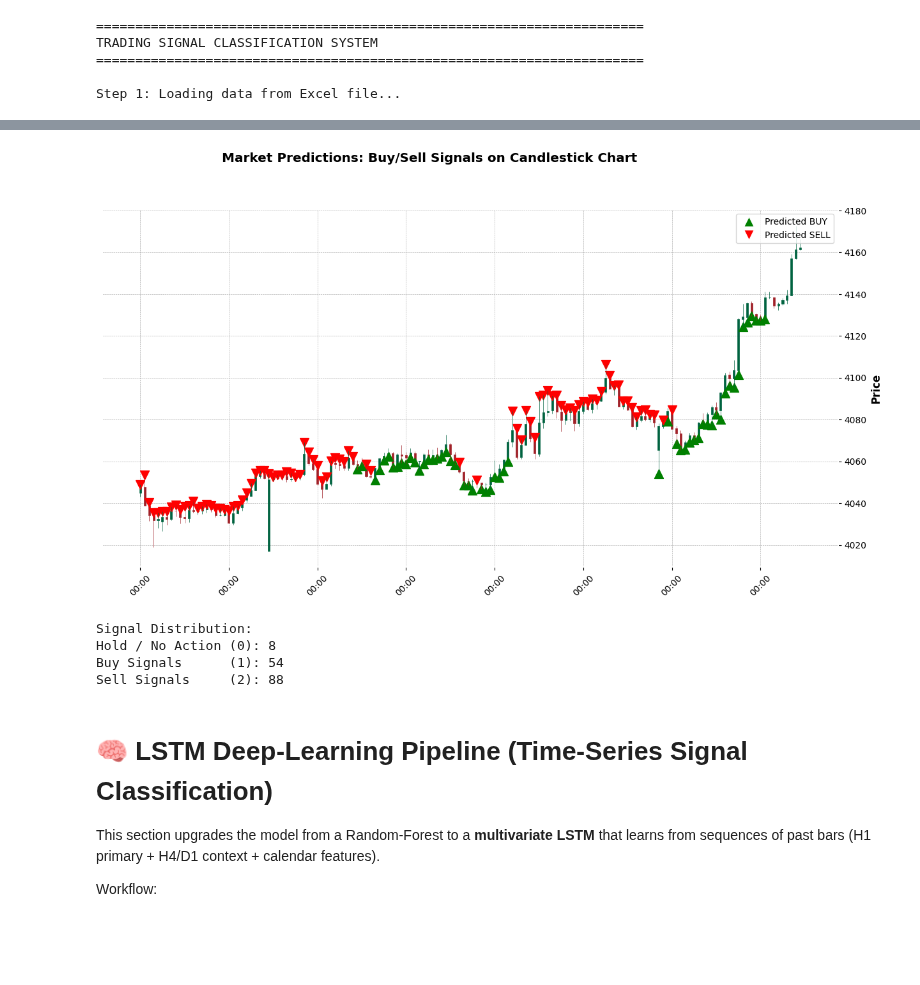
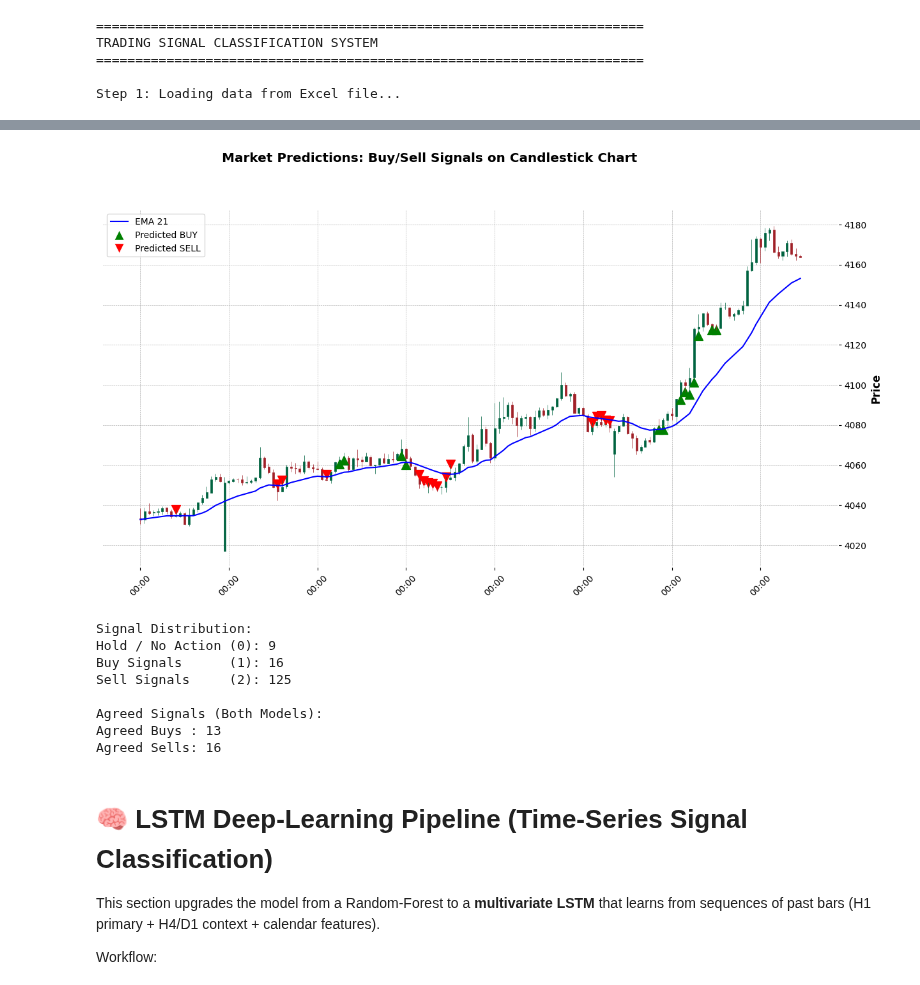
Before and after one commit to dbright123/Dbot-Advance1, a Jupyter notebook: market_prediction.ipynb, the cells around one changed output, grey strips where cells are left out. Drawn from its saved outputs; the diff is of its cells as text; code cells hidden in the pictures; blank space fills up the shorter version.

```diff
--- a/market_prediction.ipynb
+++ b/market_prediction.ipynb
@@ -337,11 +368,11 @@ import mplfinance as mpf
 import matplotlib.pyplot as plt
 from matplotlib.lines import Line2D
 
-def predict_and_plot_signals(model, df, feature_columns,
+def predict_and_plot_signals(model, model2, df, feature_columns,
                              ohlc_map=None,
                              chart_style='charles'):
     """
-    Predicts buy/sell signals and plots them on an OHLC candlestick chart.
+    Predicts buy/sell signals and plots them on an OHLC candlestick chart with an EMA 21.
 
     Parameters
     ----------
@@ -379,26 +410,33 @@ def predict_and_plot_signals(model, df, feature_columns,
     ohlc_df = data[[ohlc_map['Open'], ohlc_map['High'],
                     ohlc_map['Low'], ohlc_map['Close']]].copy()
     ohlc_df.columns = ['Open', 'High', 'Low', 'Close']
-    # Keep the (now datetime) index from data
+
+    # NEW: Calculate 21-period Exponential Moving Average on the Close price
+    ohlc_df['EMA_21'] = ohlc_df['Close'].ewm(span=21, adjust=False).mean()
 
     # --- 3. Make predictions ---
     X = data[feature_columns].values
     data['predicted_label'] = model.predict(X)
+    data['predicted_label2'] = model2.predict(X)
 
     # --- 4. Build marker Series with the SAME index as ohlc_df ---
     buy_marker = pd.Series(index=ohlc_df.index, dtype=float, name='buy')
     sell_marker = pd.Series(index=ohlc_df.index, dtype=float, name='sell')
 
-    buys = data[data['predicted_label'] == 1]
+    buys = data[(data['predicted_label'] == 1) & (data['predicted_label2'] == 1) & (data['open'] > ohlc_df['EMA_21'])  & (data['close'] > ohlc_df['EMA_21'])]
     if not buys.empty:
         buy_marker.loc[buys.index] = buys[ohlc_map['Low']]
 
-    sells = data[data['predicted_label'] == 2]
+    sells = data[(data['predicted_label'] == 2) & (data['predicted_label2'] == 2) & (data['open'] < ohlc_df['EMA_21'])  & (data['close'] < ohlc_df['EMA_21'])]
     if not sells.empty:
         sell_marker.loc[sells.index] = sells[ohlc_map['High']]
 
     # --- 5. Create addplots ---
     apds = []
+
+    # NEW: Add the EMA plot first so the candlesticks/markers render nicely around it
+    apds.append(mpf.make_addplot(ohlc_df['EMA_21'], type='line', color='blue', width=1.5))
+
     if not buys.empty:
         apds.append(mpf.make_addplot(buy_marker, type='scatter', marker='^',
                                      color='green', markersize=100))
@@ -418,8 +456,9 @@ def predict_and_plot_signals(model, df, feature_columns,
                            volume=False,
                            warn_too_much_data=len(data) + 50)
 
-    # --- 7. Legend (mplfinance doesn't auto-add for addplots) ---
+    # --- 7. Legend (Updated to include EMA 21) ---
     legend_elements = [
+        Line2D([0], [0], color='blue', lw=1.5, label='EMA 21'),
         Line2D([0], [0], marker='^', color='w', markerfacecolor='green',
                markersize=12, label='Predicted BUY'),
         Line2D([0], [0], marker='v', color='w', markerfacecolor='red',
@@ -434,11 +473,15 @@ def predict_and_plot_signals(model, df, feature_columns,
     print(f"Hold / No Action (0): {len(data[data['predicted_label'] == 0])}")
     print(f"Buy Signals      (1): {len(data[data['predicted_label'] == 1])}")
     print(f"Sell Signals     (2): {len(data[data['predicted_label'] == 2])}")
+
+    print("\nAgreed Signals (Both Models):")
+    print(f"Agreed Buys : {len(buys)}")
+    print(f"Agreed Sells: {len(sells)}")
 # %%
 
 # --- Example Usage ---
 # Ensure your 'df' has gone through engineer_features() first
 # features = ['open', 'high', 'low', 'volume', 'month', 'day', 'hour', 'minute', 'day_of_week']
 #ohlc_map = {'Open':'Open', 'High':'High', 'Low':'Low', 'Close':'Close'}
-predict_and_plot_signals(model, df_test[-150:], FEATURE_NAMES)
+predict_and_plot_signals(rf_model, et_model, df_test[-150:], FEATURE_NAMES)
 # %% [output]
@@ -445,8 +496,12 @@ predict_and_plot_signals(model, df_test[-150:], FEATURE_NAMES)
-[figure, old version]
+[figure, new version]
-Signal Distribution:
-Hold / No Action (0): 8
-Buy Signals      (1): 54
-Sell Signals     (2): 88
+Signal Distribution:
+Hold / No Action (0): 9
+Buy Signals      (1): 16
+Sell Signals     (2): 125
+
+Agreed Signals (Both Models):
+Agreed Buys : 13
+Agreed Sells: 16
 # %% [markdown]
 # 🧠 LSTM Deep-Learning Pipeline (Time-Series Signal Classification)
 
```
Also changed, not shown: parts of 13 cells of this notebook, 2 other files.
